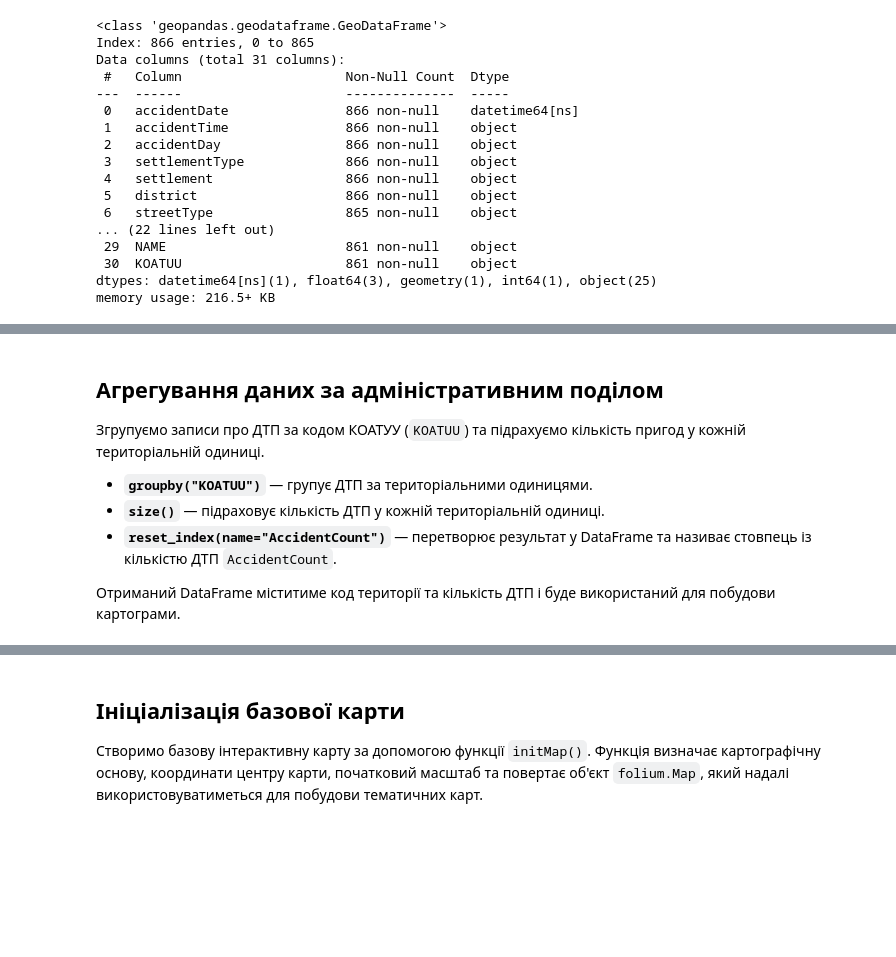
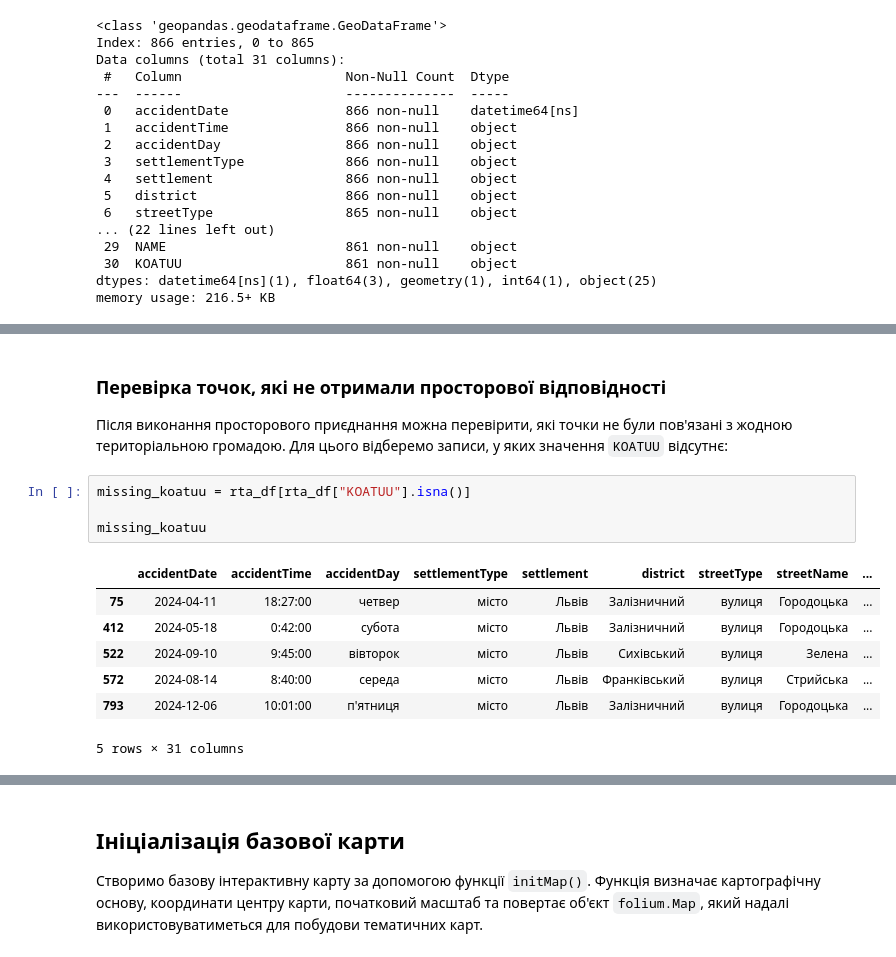
Before and after one commit to Mari-iana/interactive-maps-folium, a Jupyter notebook: Створення_картограм_за_допомогою_Python_та_Folium.ipynb, the cells around one changed output, grey strips where cells are left out. Drawn from its saved outputs; the diff is of its cells as text; blank space fills up the shorter version.

```diff
--- a/Створення_картограм_за_допомогою_Python_та_Folium.ipynb
+++ b/Створення_картограм_за_допомогою_Python_та_Folium.ipynb
@@ -237,10 +237,16 @@ rta_df[["accidentDate", "streetName", "NAME", "KOATUU" ]].sample(10)
-# %% [markdown]
-## Агрегування даних за адміністративним поділом
-
-Згрупуємо записи про ДТП за кодом КОАТУУ (`KOATUU`) та підрахуємо кількість пригод у кожній територіальній одиниці.
-
-- **`groupby("KOATUU")`** — групує ДТП за територіальними одиницями.
-- **`size()`** — підраховує кількість ДТП у кожній територіальній одиниці.
-- **`reset_index(name="AccidentCount")`** — перетворює результат у DataFrame та називає стовпець із кількістю ДТП `AccidentCount`.
-
-Отриманий DataFrame міститиме код території та кількість ДТП і буде використаний для побудови картограми.
+# %% [markdown]
+### Перевірка точок, які не отримали просторової відповідності
+
+Після виконання просторового приєднання можна перевірити, які точки не були пов'язані з жодною територіальною громадою. Для цього відберемо записи, у яких значення `KOATUU` відсутнє:
+# %%
+missing_koatuu = rta_df[rta_df["KOATUU"].isna()]
+
+missing_koatuu
+# %% [output]
+|  | accidentDate | accidentTime | accidentDay | settlementType | settlement | district | streetType | streetName | ... |
+| 75 | 2024-04-11 | 18:27:00 | четвер | місто | Львів | Залізничний | вулиця | Городоцька | ... |
+| 412 | 2024-05-18 | 0:42:00 | субота | місто | Львів | Залізничний | вулиця | Городоцька | ... |
+| 522 | 2024-09-10 | 9:45:00 | вівторок | місто | Львів | Сихівський | вулиця | Зелена | ... |
+| 572 | 2024-08-14 | 8:40:00 | середа | місто | Львів | Франківський | вулиця | Стрийська | ... |
+| 793 | 2024-12-06 | 10:01:00 | п'ятниця | місто | Львів | Залізничний | вулиця | Городоцька | ... |
+5 rows × 31 columns
```
Also changed, not shown: parts of 9 cells of this notebook.
